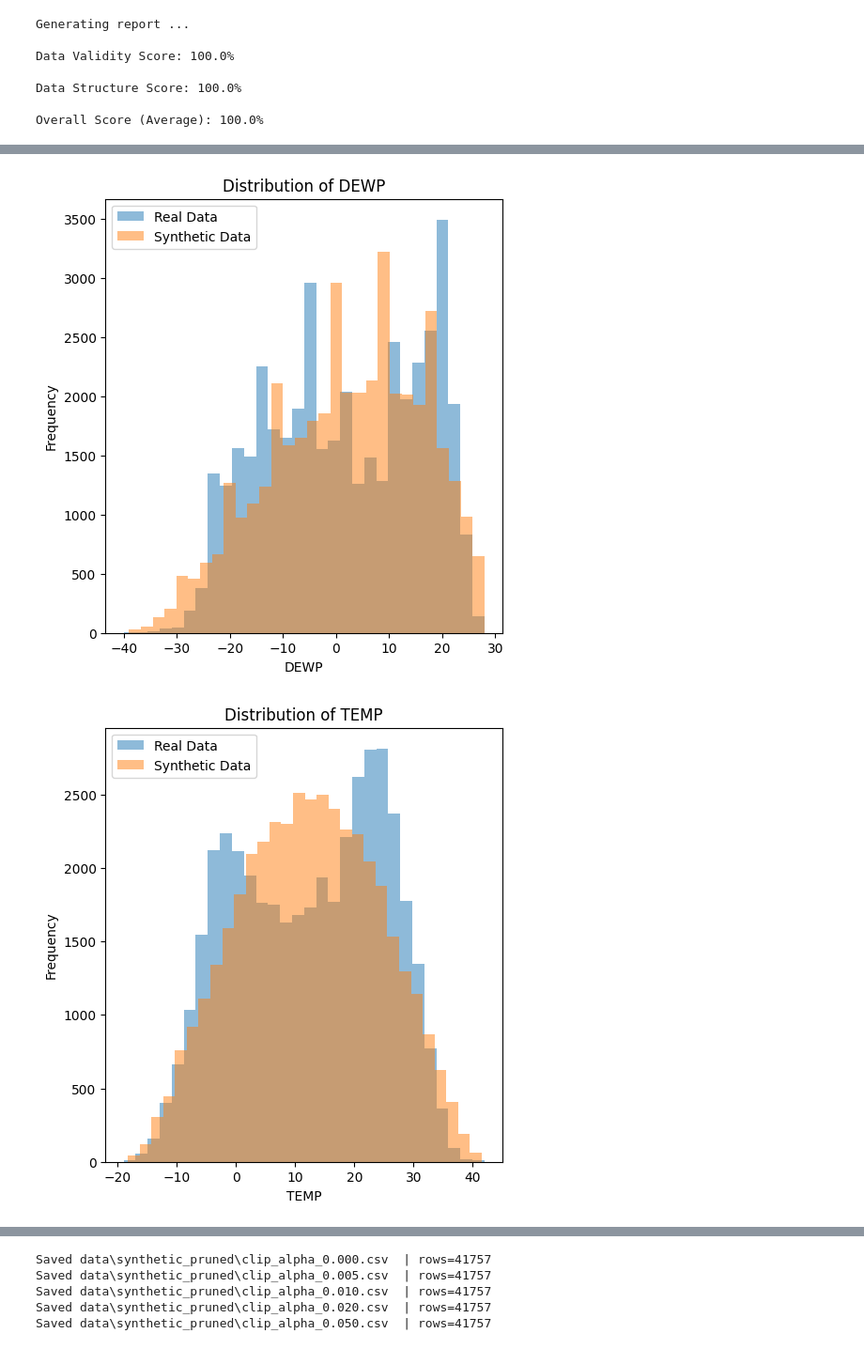
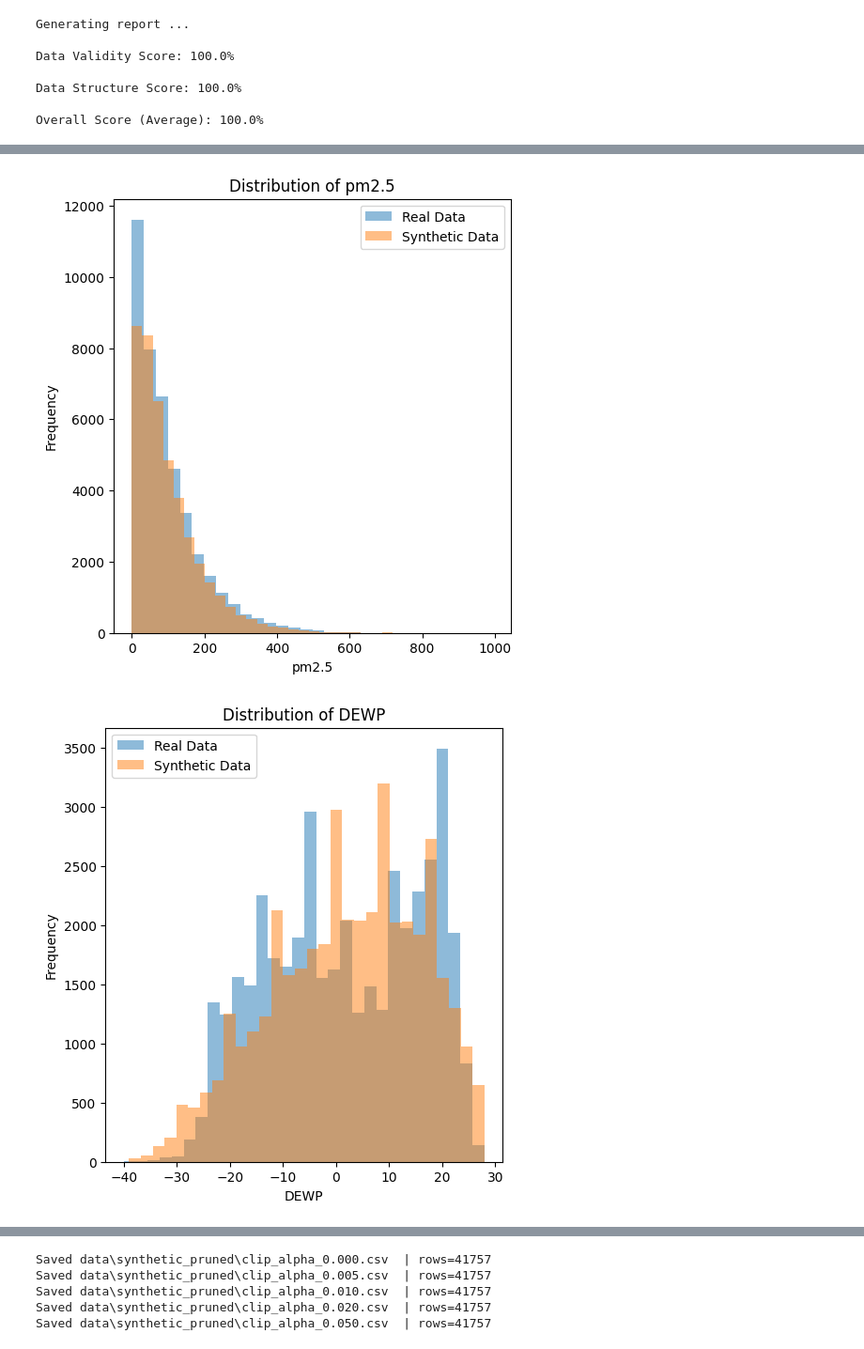
Before and after one commit to mlenni/Thesis-code, a Jupyter notebook: 04_synthetic_data_creation.ipynb, the cells around one changed output, grey strips where cells are left out. Shown at 94% size. Drawn from its saved outputs; the diff is of its cells as text; code cells hidden in the pictures.

Commit message:
Improve synthetic data and documentation

```diff
--- a/04_synthetic_data_creation.ipynb
+++ b/04_synthetic_data_creation.ipynb
@@ -16,3 +17,4 @@ df = pd.read_csv(
 
 df = df.sort_values("timestamp").reset_index(drop=True)
 df.head()
+real_data = df
@@ -52,0 +40,18 @@ synthetic_data = synthesizer.sample(num_rows=rows_in_dataset)
+# %%
+# acquire data
+rows_in_dataset = 41757 # used for sampling new data, original dataset has 41757 rows
+# optionally load existing synthesizer
+synthesizer_path = None
+synthesizer_path = Path('synthesizer_10.pkl')
+if synthesizer_path and synthesizer_path.exists():
+    synthesizer = GaussianCopulaSynthesizer.load(filepath=synthesizer_path)
+
+# generate new data, can take a while
+synthetic_data = synthesizer.sample(num_rows=rows_in_dataset)
+# use existing data
+"""
+01_weather_data_eda.ipynbsynthetic_data = pd.read_csv(
+    "data/synthetic_pruned/clip_alpha_0.000.csv",
+    parse_dates=["timestamp"]
+)
+"""
@@ -85,20 +93,20 @@ Overall Score (Average): 91.8%
 # %%
 # sample plots to compare the distributions of a column in the real and synthetic data
 import matplotlib.pyplot as plt
-features = [
+features = ["pm2.5",
     "DEWP", "TEMP", "PRES",
     "log_Iws", "log_Is", "log_Ir",
     "cbwd"
     ]
 for feature in features:
     plt.figure(figsize=(12, 6))
     plt.subplot(1, 2, 1)
-    plt.hist(data[feature], bins=30, alpha=0.5, label="Real Data")
+    plt.hist(real_data[feature], bins=30, alpha=0.5, label="Real Data")
     plt.hist(synthetic_data[feature], bins=30, alpha=0.5, label="Synthetic Data")
     plt.title("Distribution of " + feature)
     plt.xlabel(feature)
     plt.ylabel("Frequency")
     plt.legend()
 # %% [output]
-[figure, old version]
+[figure, new version]
-[figure, old version]
+[figure, new version]
```
Also changed, not shown: parts of 7 cells of this notebook, 7 other files.
